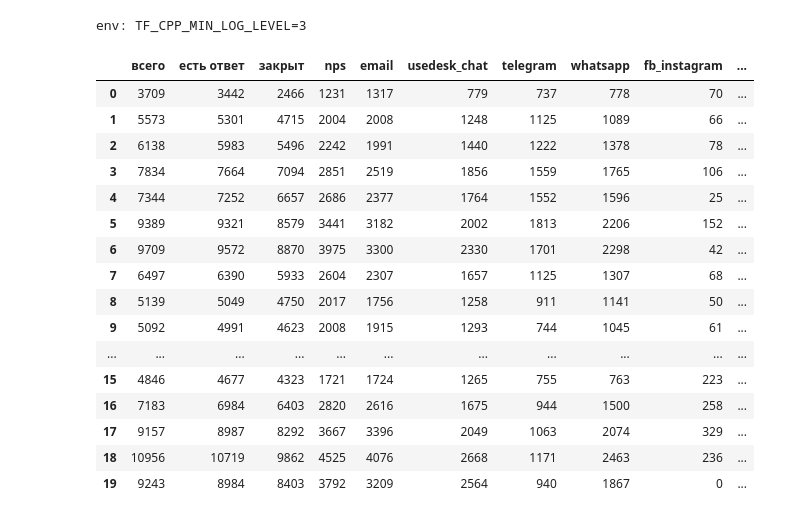
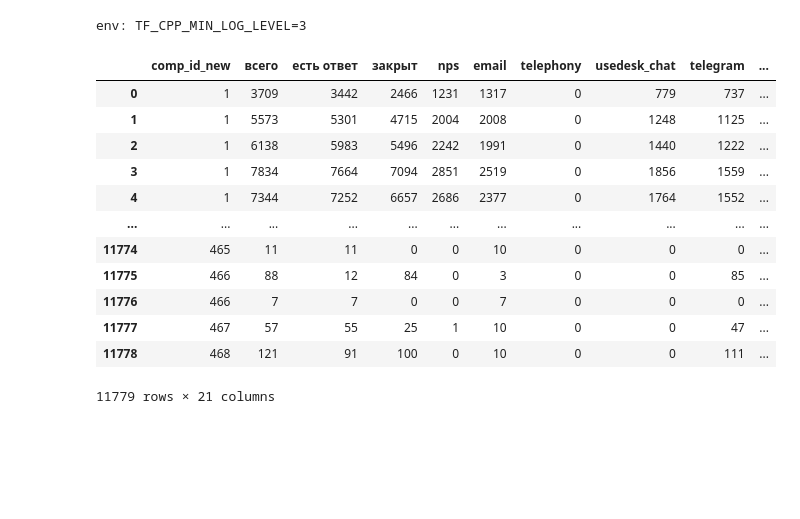
Before and after one commit to Untick/Usedesk, a Jupyter notebook: Lapkov Anatoly/a_lapkov_usedesk_ru.ipynb, the cells around one changed output. Saved outputs shown, nothing was run; the diff lists cells and outputs as text; code cells hidden in the pictures; blank space fills up the shorter version.

```diff
--- a/Lapkov Anatoly/a_lapkov_usedesk_ru.ipynb
+++ b/Lapkov Anatoly/a_lapkov_usedesk_ru.ipynb
@@ -71,31 +71,27 @@ file_1_data.drop(columns = [file_1_data.columns[0], file_1_data.columns[1]], axi
 file_2_data, file_2_links = pd.read_excel(FILE_2_NAME, sheet_name = [0, 2]).values()
 file_2_data.drop(columns = file_2_data.columns[0], axis = 1, inplace = True)
 # %%
-corr_wodate_abs = file_2_data.drop('дата', axis = 1).corr().abs()
-corr_high = corr_wodate_abs[(corr_wodate_abs['рейтинг'] < 1.) & (corr_wodate_abs['рейтинг'] >= 0.06)]
+corr_wodate_abs = file_2_data.drop('дата', axis = 1).drop('месяц_desc', axis = 1).corr() #.abs()
+corr_high = corr_wodate_abs[(corr_wodate_abs['рейтинг'] >= 0.05) & (corr_wodate_abs['рейтинг'] < 1.)]
 # display(corr_wodate_abs.sort_values('рейтинг', ascending = False).head(10))
 corr_cols = corr_high.index.to_list()
 # display(corr_cols)
 # display(len(corr_cols))
 corr_data = file_2_data[corr_cols]
-display(corr_data.head(20))
+display(corr_data)
 # %% [output]
-|  | всего | есть ответ | закрыт | nps | email | usedesk_chat | telegram | whatsapp | fb_instagram | ... |
-| 0 | 3709 | 3442 | 2466 | 1231 | 1317 | 779 | 737 | 778 | 70 | ... |
-| 1 | 5573 | 5301 | 4715 | 2004 | 2008 | 1248 | 1125 | 1089 | 66 | ... |
-| 2 | 6138 | 5983 | 5496 | 2242 | 1991 | 1440 | 1222 | 1378 | 78 | ... |
-| 3 | 7834 | 7664 | 7094 | 2851 | 2519 | 1856 | 1559 | 1765 | 106 | ... |
-| 4 | 7344 | 7252 | 6657 | 2686 | 2377 | 1764 | 1552 | 1596 | 25 | ... |
-| 5 | 9389 | 9321 | 8579 | 3441 | 3182 | 2002 | 1813 | 2206 | 152 | ... |
-| 6 | 9709 | 9572 | 8870 | 3975 | 3300 | 2330 | 1701 | 2298 | 42 | ... |
-| 7 | 6497 | 6390 | 5933 | 2604 | 2307 | 1657 | 1125 | 1307 | 68 | ... |
-| 8 | 5139 | 5049 | 4750 | 2017 | 1756 | 1258 | 911 | 1141 | 50 | ... |
-| 9 | 5092 | 4991 | 4623 | 2008 | 1915 | 1293 | 744 | 1045 | 61 | ... |
+|  | comp_id_new | всего | есть ответ | закрыт | nps | email | telephony | usedesk_chat | telegram | ... |
+| 0 | 1 | 3709 | 3442 | 2466 | 1231 | 1317 | 0 | 779 | 737 | ... |
+| 1 | 1 | 5573 | 5301 | 4715 | 2004 | 2008 | 0 | 1248 | 1125 | ... |
+| 2 | 1 | 6138 | 5983 | 5496 | 2242 | 1991 | 0 | 1440 | 1222 | ... |
+| 3 | 1 | 7834 | 7664 | 7094 | 2851 | 2519 | 0 | 1856 | 1559 | ... |
+| 4 | 1 | 7344 | 7252 | 6657 | 2686 | 2377 | 0 | 1764 | 1552 | ... |
 | ... | ... | ... | ... | ... | ... | ... | ... | ... | ... | ... |
-| 15 | 4846 | 4677 | 4323 | 1721 | 1724 | 1265 | 755 | 763 | 223 | ... |
-| 16 | 7183 | 6984 | 6403 | 2820 | 2616 | 1675 | 944 | 1500 | 258 | ... |
-| 17 | 9157 | 8987 | 8292 | 3667 | 3396 | 2049 | 1063 | 2074 | 329 | ... |
-| 18 | 10956 | 10719 | 9862 | 4525 | 4076 | 2668 | 1171 | 2463 | 236 | ... |
-| 19 | 9243 | 8984 | 8403 | 3792 | 3209 | 2564 | 940 | 1867 | 0 | ... |
+| 11774 | 465 | 11 | 11 | 0 | 0 | 10 | 0 | 0 | 0 | ... |
+| 11775 | 466 | 88 | 12 | 84 | 0 | 3 | 0 | 0 | 85 | ... |
+| 11776 | 466 | 7 | 7 | 0 | 0 | 7 | 0 | 0 | 0 | ... |
+| 11777 | 467 | 57 | 55 | 25 | 1 | 10 | 0 | 0 | 47 | ... |
+| 11778 | 468 | 121 | 91 | 100 | 0 | 10 | 0 | 0 | 111 | ... |
+11779 rows × 21 columns
 # %%
 scalers = {}
```
Also changed, not shown: parts of 11 cells of this notebook.
